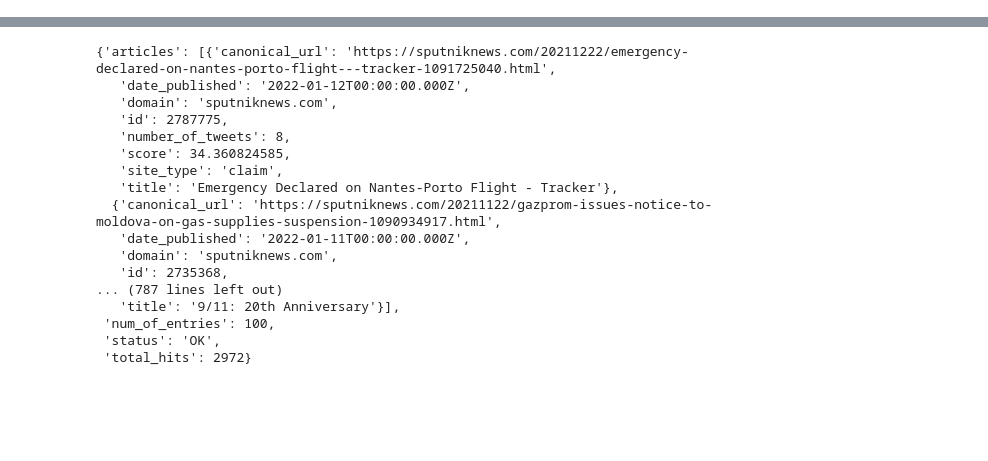
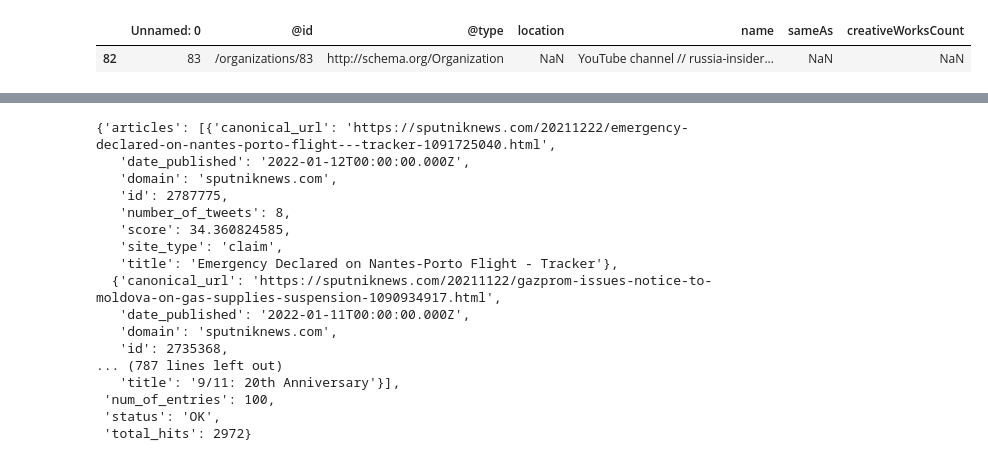
Before and after one commit to ethan-grinberg/misinformation-cluster-analysis, a Jupyter notebook: notebooks/3-ebg-graph-exploration.ipynb, the cells around one changed output, grey strips where cells are left out. Drawn from its saved outputs; the diff is of its cells as text; code cells hidden in the pictures; blank space fills up the shorter version.

```diff
--- a/notebooks/3-ebg-graph-exploration.ipynb
+++ b/notebooks/3-ebg-graph-exploration.ipynb
@@ -16 +35,6 @@ organizations = pd.read_csv("../data/external/all_organisations.csv")
+# %%
+organizations.loc[organizations.name.str.contains("russia-insider.com")]
+# %% [output]
+|  | Unnamed: 0 | @id | @type | location | name | sameAs | creativeWorksCount |
+| 82 | 83 | /organizations/83 | http://schema.org/Organization | NaN | YouTube channel // russia-insider... | NaN | NaN |
 # %%
```
Also changed, not shown: parts of 7 cells of this notebook.
